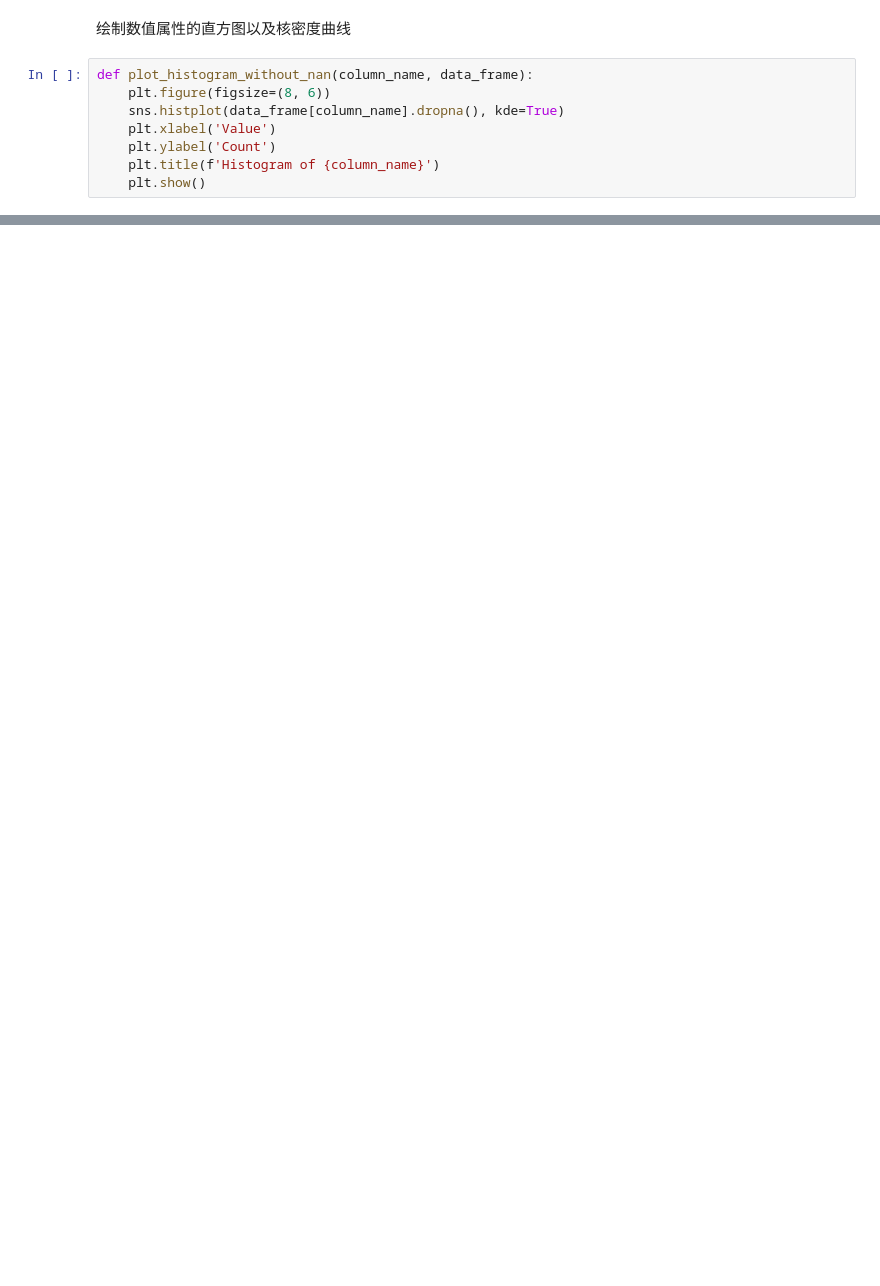
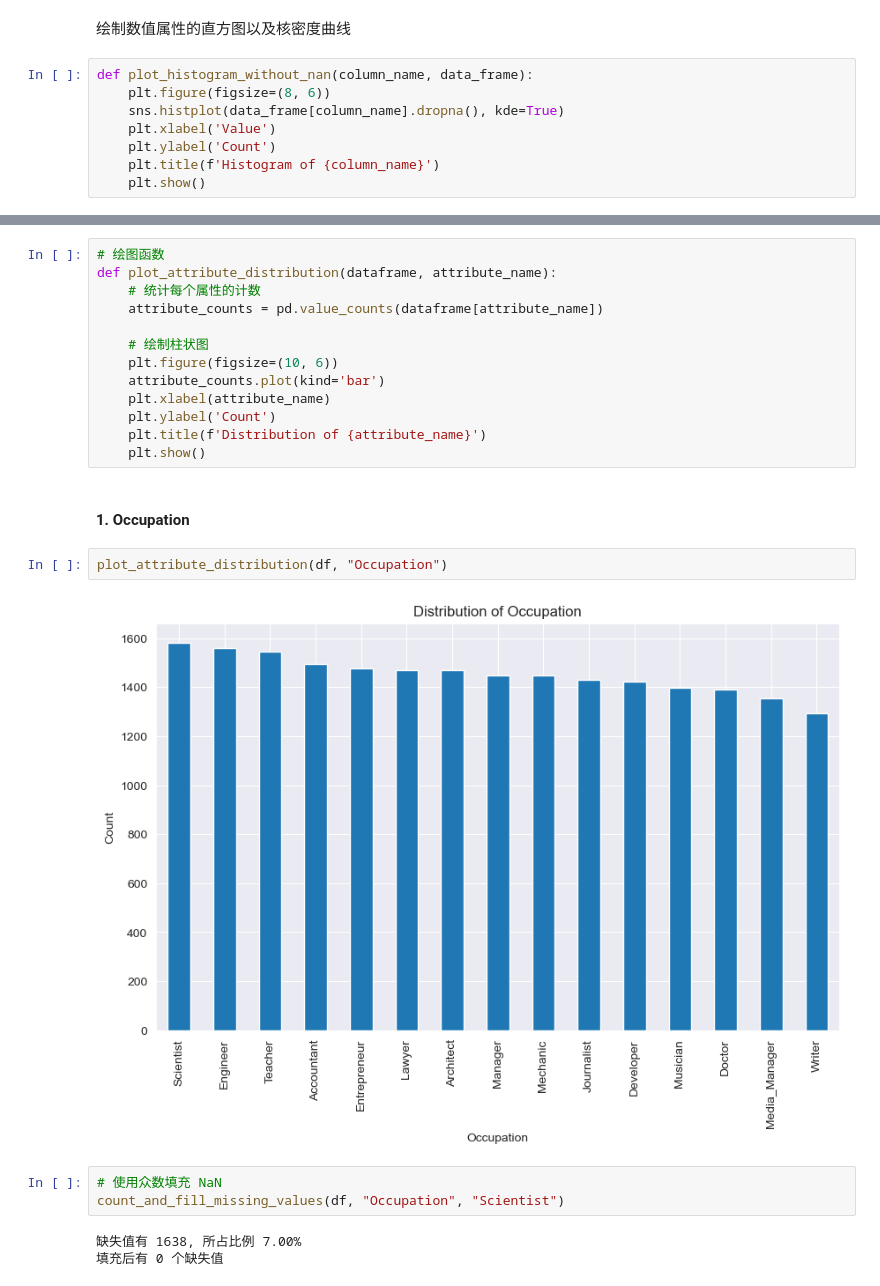
Before and after one commit to booksource1/credit, a Jupyter notebook: credit.ipynb, the cells around one changed output, grey strips where cells are left out. Drawn from its saved outputs; the diff is of its cells as text; blank space fills up the shorter version.

```diff
--- a/credit.ipynb
+++ b/credit.ipynb
@@ -561,0 +895,25 @@ for col in numeric_cols:
+# %%
+# 绘图函数
+def plot_attribute_distribution(dataframe, attribute_name):
+    # 统计每个属性的计数
+    attribute_counts = pd.value_counts(dataframe[attribute_name])
+
+    # 绘制柱状图
+    plt.figure(figsize=(10, 6))
+    attribute_counts.plot(kind='bar')
+    plt.xlabel(attribute_name)
+    plt.ylabel('Count')
+    plt.title(f'Distribution of {attribute_name}')
+    plt.show()
+# %% [markdown]
+#### 1. Occupation
+# %%
+plot_attribute_distribution(df, "Occupation")
+# %% [output]
+[figure, added]
+# %%
+# 使用众数填充 NaN
+count_and_fill_missing_values(df, "Occupation", "Scientist")
+# %% [output]
+缺失值有 1638, 所占比例 7.00%
+填充后有 0 个缺失值
```
Also changed, not shown: parts of 67 cells of this notebook, 1 other file.
